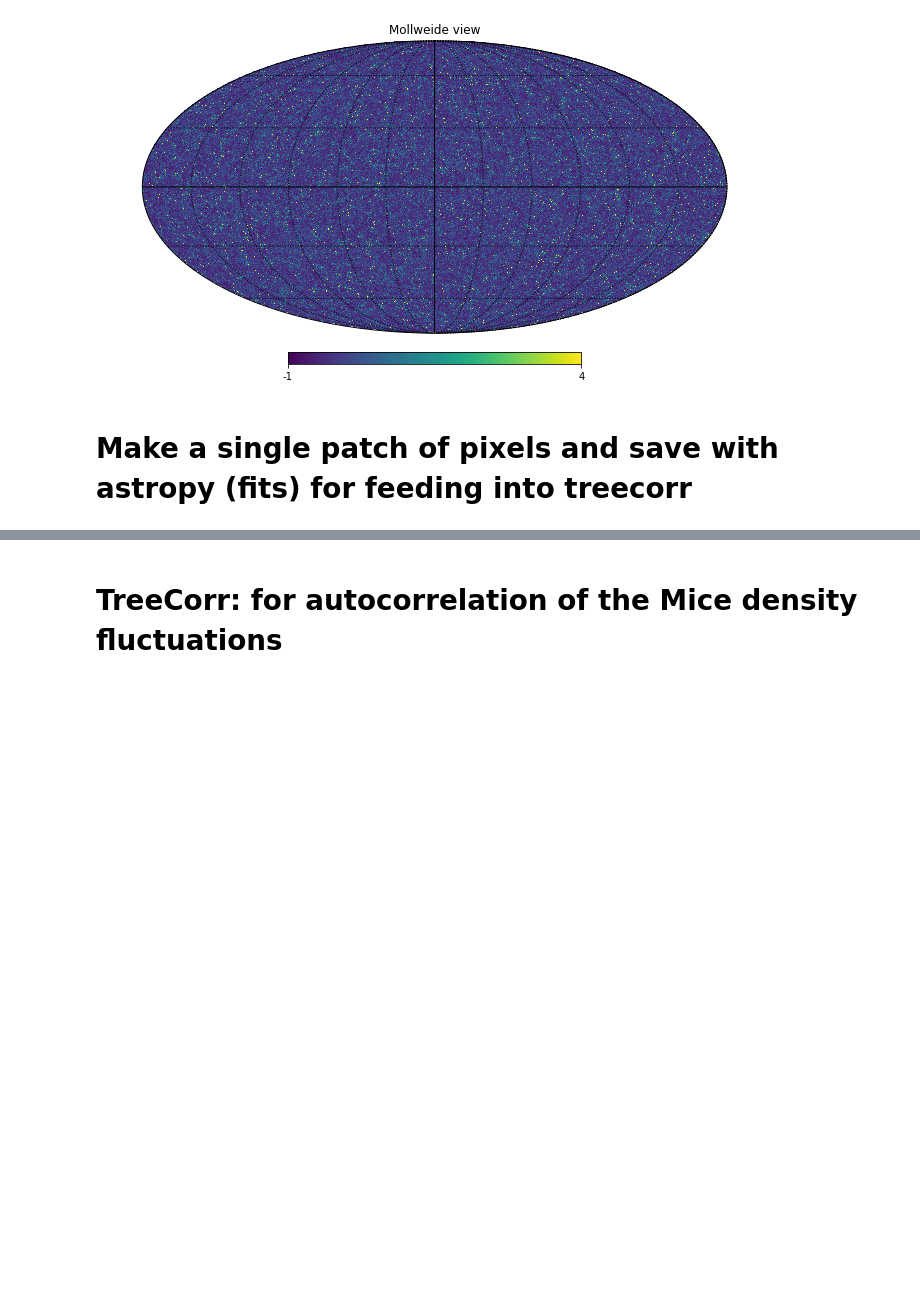
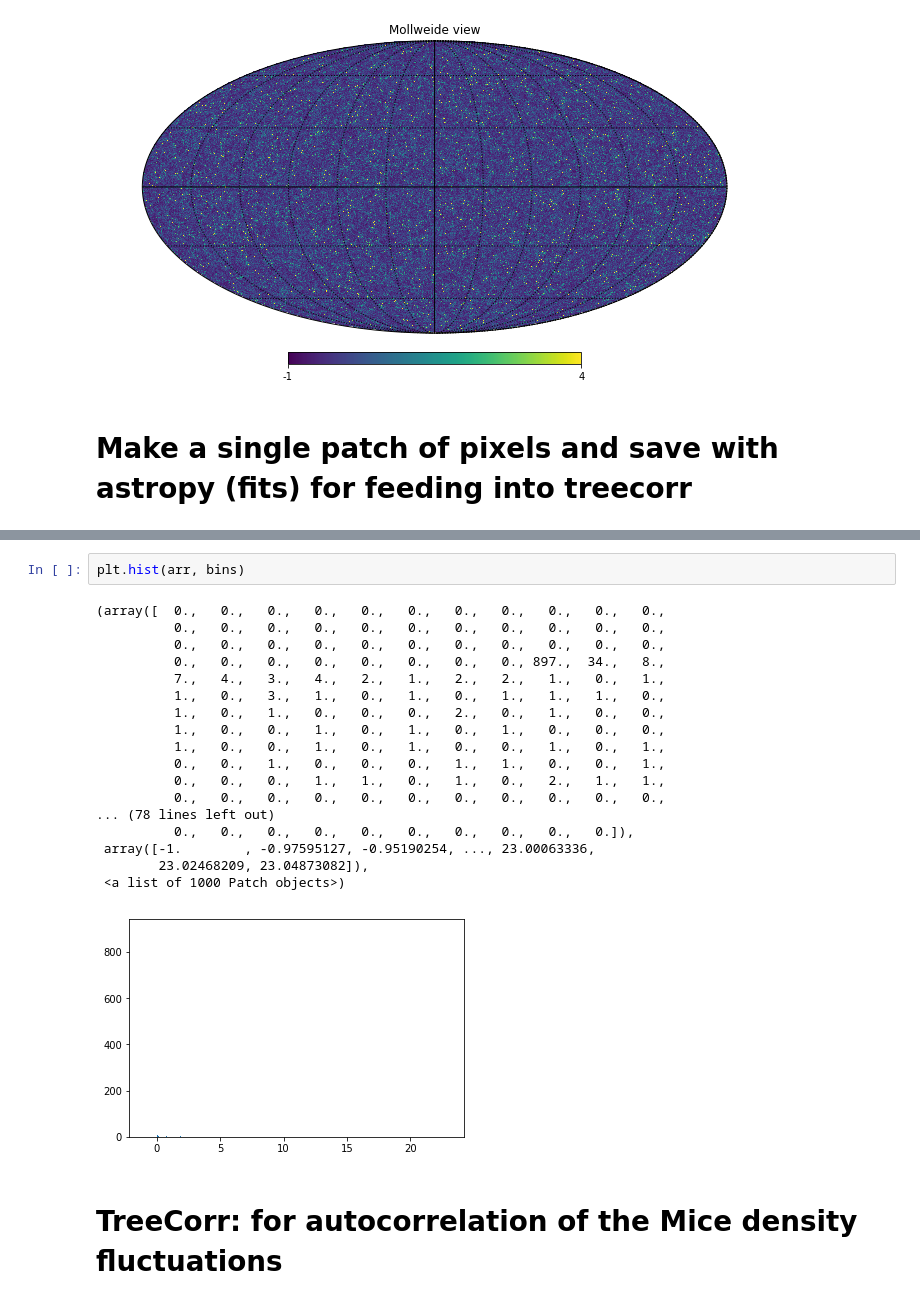
Before and after one commit to anikhalder/Integrated_Bispectrum, a Jupyter notebook: power_spectrum_mice/power_spectrum_mice_single_patch.ipynb, the cells around one changed output, grey strips where cells are left out. Cells and saved outputs as stored; diff of their text form; blank space fills up the shorter version.

```diff
--- a/power_spectrum_mice/power_spectrum_mice_single_patch.ipynb
+++ b/power_spectrum_mice/power_spectrum_mice_single_patch.ipynb
@@ -133,3 +172,24 @@ plt.savefig("./mice_output/plot_output/1_pt_PDF_single_patch/density_fluctuation
+# %%
+plt.hist(arr, bins)
+# %% [output]
+(array([  0.,   0.,   0.,   0.,   0.,   0.,   0.,   0.,   0.,   0.,   0.,
+          0.,   0.,   0.,   0.,   0.,   0.,   0.,   0.,   0.,   0.,   0.,
+          0.,   0.,   0.,   0.,   0.,   0.,   0.,   0.,   0.,   0.,   0.,
+          0.,   0.,   0.,   0.,   0.,   0.,   0.,   0., 897.,  34.,   8.,
+          7.,   4.,   3.,   4.,   2.,   1.,   2.,   2.,   1.,   0.,   1.,
+          1.,   0.,   3.,   1.,   0.,   1.,   0.,   1.,   1.,   1.,   0.,
+          1.,   0.,   1.,   0.,   0.,   0.,   2.,   0.,   1.,   0.,   0.,
+          1.,   0.,   0.,   1.,   0.,   1.,   0.,   1.,   0.,   0.,   0.,
+          1.,   0.,   0.,   1.,   0.,   1.,   0.,   0.,   1.,   0.,   1.,
+          0.,   0.,   1.,   0.,   0.,   0.,   1.,   1.,   0.,   0.,   1.,
+          0.,   0.,   0.,   1.,   1.,   0.,   1.,   0.,   2.,   1.,   1.,
+          0.,   0.,   0.,   0.,   0.,   0.,   0.,   0.,   0.,   0.,   0.,
+... (78 lines left out)
+          0.,   0.,   0.,   0.,   0.,   0.,   0.,   0.,   0.,   0.]),
+ array([-1.        , -0.97595127, -0.95190254, ..., 23.00063336,
+        23.02468209, 23.04873082]),
+ <a list of 1000 Patch objects>)
+[figure, added]
 # %% [markdown]
 # TreeCorr: for autocorrelation of the Mice density fluctuations
 # %%
```
Also changed, not shown: parts of 8 cells of this notebook, 14 other files.
